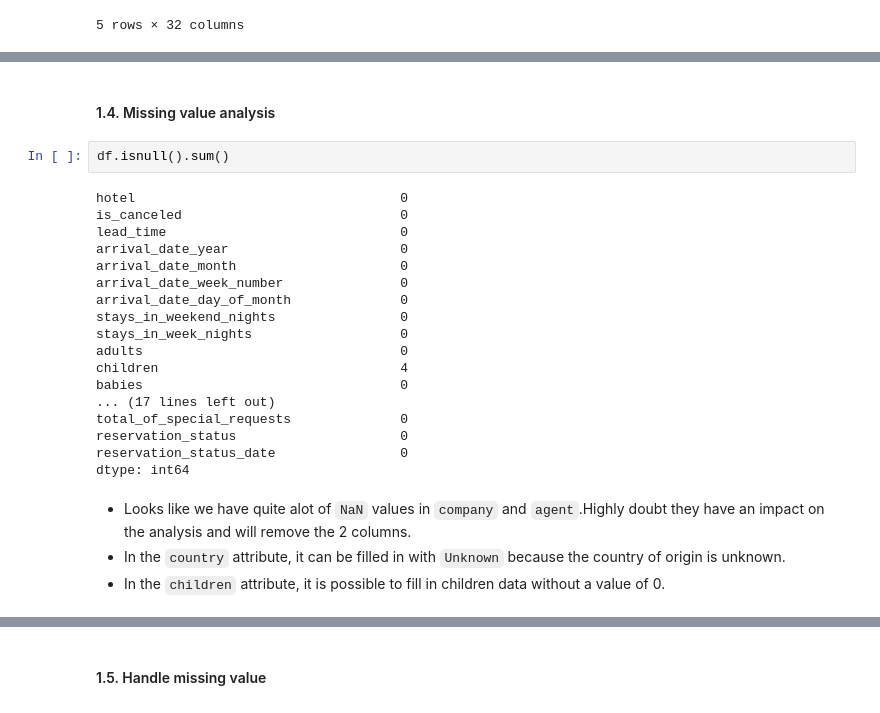
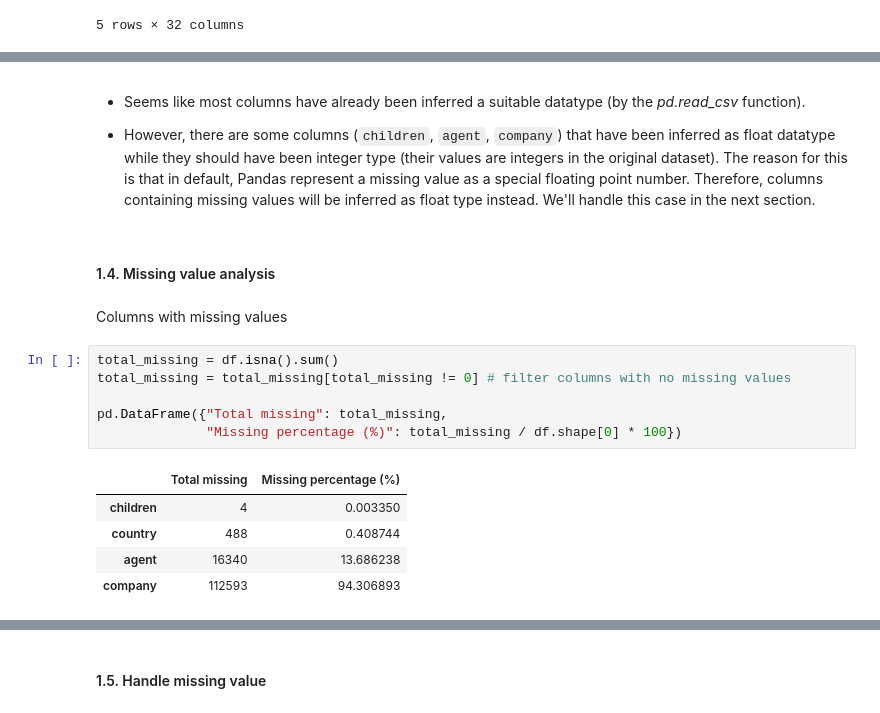
Before and after one commit to knightstark7/Labs-And-Project-Data-Visualization, a Jupyter notebook: Project/project.ipynb, the cells around one changed output, grey strips where cells are left out. Saved outputs shown, nothing was run; the diff lists cells and outputs as text.

```diff
--- a/Project/project.ipynb
+++ b/Project/project.ipynb
@@ -117,26 +144,20 @@ df.head()
+# %% [markdown]
+- Seems like most columns have already been inferred a suitable datatype (by the _pd.read\_csv_ function).
+
+- However, there are some columns (`children`, `agent`, `company`) that have been inferred as float datatype while they should have been integer type (their values are integers in the original dataset). The reason for this is that in default, Pandas represent a missing value as a special floating point number. Therefore, columns containing missing values will be inferred as float type instead. We'll handle this case in the next section.
 # %% [markdown]
 #### 1.4. Missing value analysis
-# %%
-df.isnull().sum()
-# %% [output]
-hotel                                  0
-is_canceled                            0
-lead_time                              0
-arrival_date_year                      0
-arrival_date_month                     0
-arrival_date_week_number               0
-arrival_date_day_of_month              0
-stays_in_weekend_nights                0
-stays_in_week_nights                   0
-adults                                 0
-children                               4
-babies                                 0
-... (17 lines left out)
-total_of_special_requests              0
-reservation_status                     0
-reservation_status_date                0
-dtype: int64
-# %% [markdown]
-- Looks like we have quite alot of `NaN` values in `company` and `agent`.Highly doubt they have an impact on the analysis and will remove the 2 columns.
-- In the `country` attribute, it can be filled in with `Unknown` because the country of origin is unknown.
-- In the `children` attribute, it is possible to fill in children data without a value of 0.
+# %% [markdown]
+Columns with missing values
+# %%
+total_missing = df.isna().sum()
+total_missing = total_missing[total_missing != 0] # filter columns with no missing values
+
+pd.DataFrame({"Total missing": total_missing,
+              "Missing percentage (%)": total_missing / df.shape[0] * 100})
+# %% [output]
+|  | Total missing | Missing percentage (%) |
+| children | 4 | 0.003350 |
+| country | 488 | 0.408744 |
+| agent | 16340 | 13.686238 |
+| company | 112593 | 94.306893 |
```
Also changed, not shown: parts of 31 cells of this notebook.
